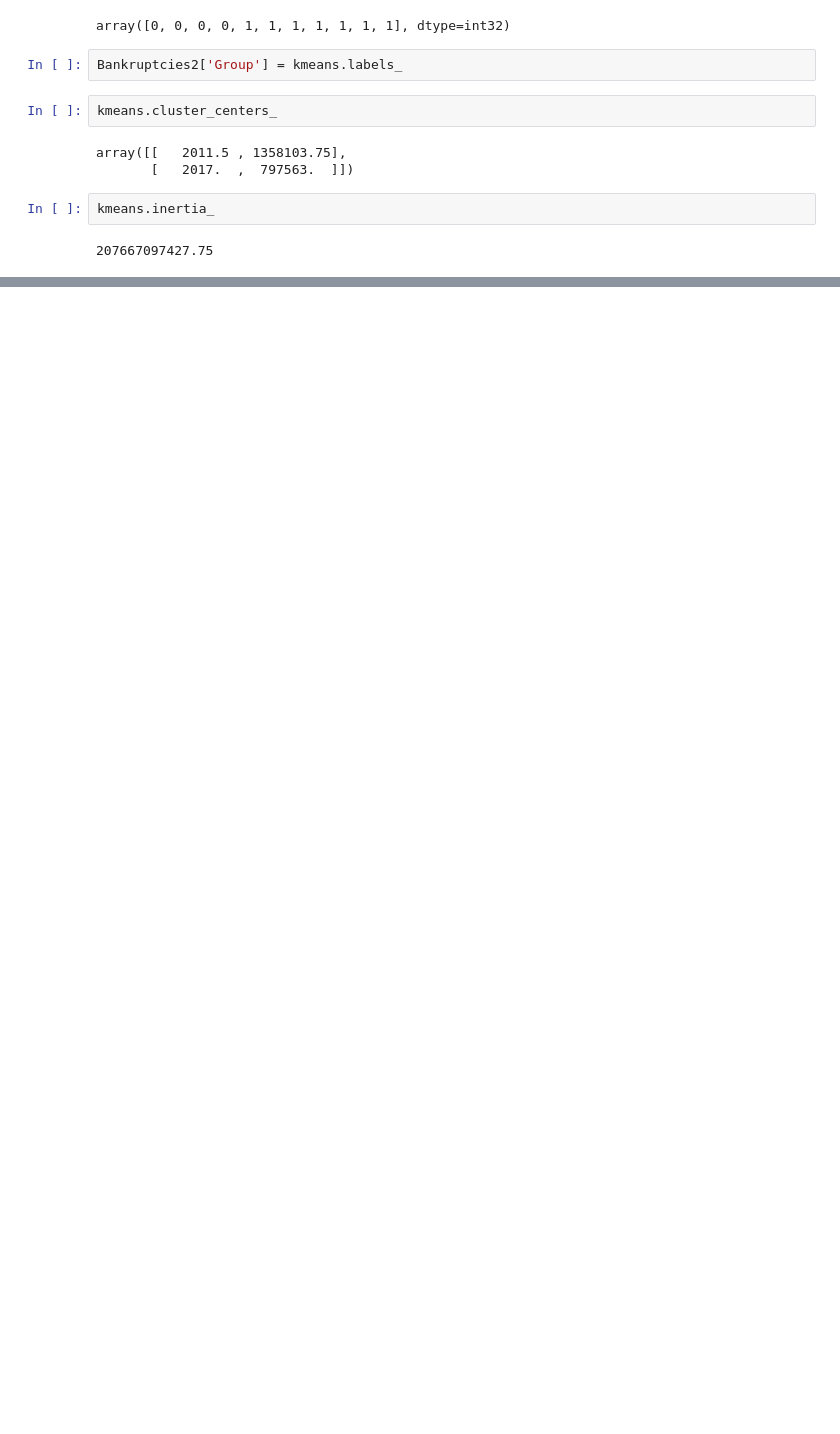
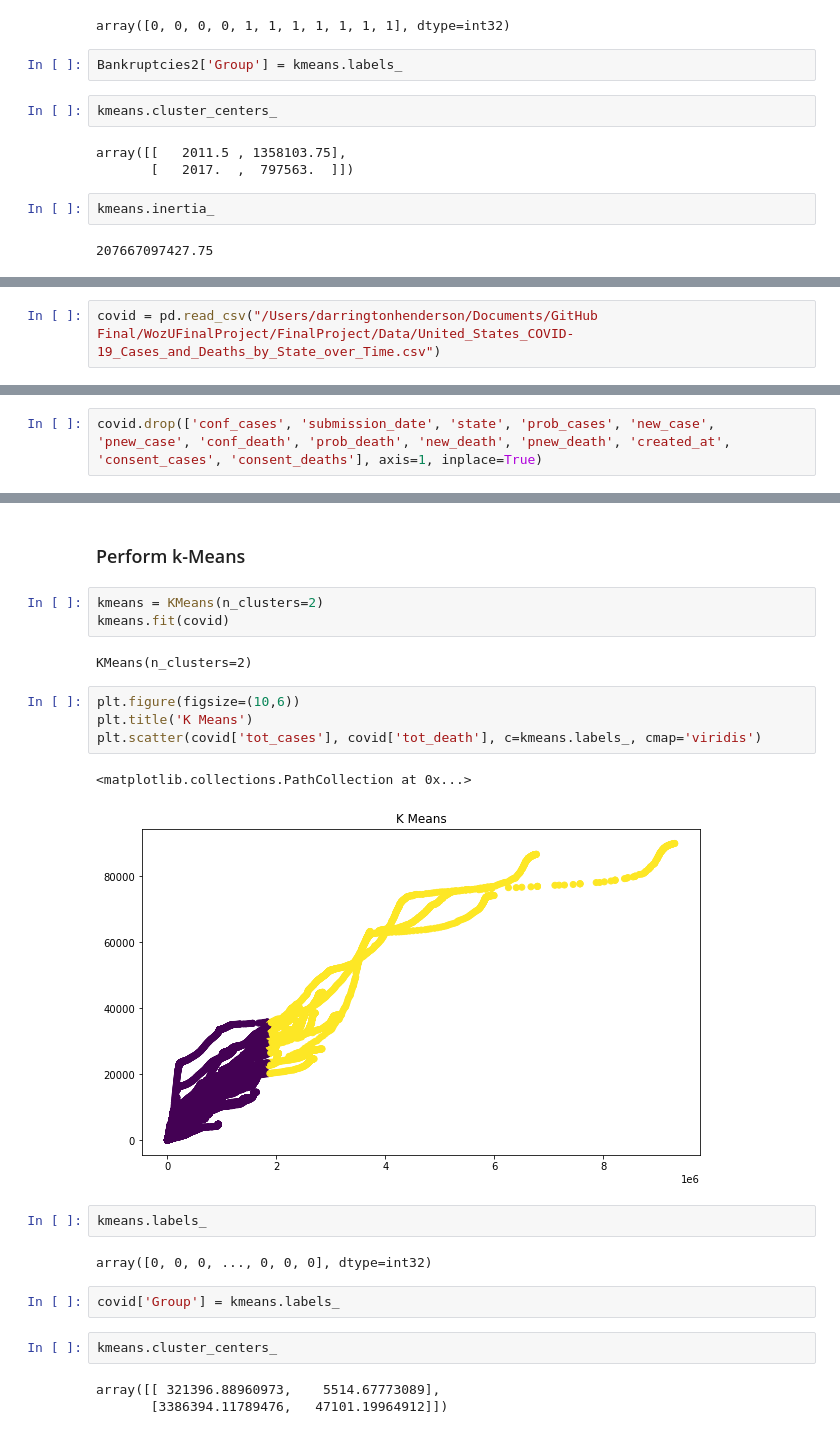
Before and after one commit to Darringtonh2/WozUFinalProject, a Jupyter notebook: Code/k-Means and K-Nearest Neighbors.ipynb, the cells around one changed output, grey strips where cells are left out. Drawn from its saved outputs; the diff is of its cells as text; blank space fills up the shorter version.

```diff
--- a/Code/k-Means and K-Nearest Neighbors.ipynb
+++ b/Code/k-Means and K-Nearest Neighbors.ipynb
@@ -502,0 +507,2 @@ kmeans.inertia_
+# %%
+covid = pd.read_csv("/Users/darringtonhenderson/Documents/GitHub Final/WozUFinalProject/FinalProject/Data/United_States_COVID-19_Cases_and_Deaths_by_State_over_Time.csv")
@@ -502,0 +529,2 @@ kmeans.inertia_
+# %%
+covid.drop(['conf_cases', 'submission_date', 'state', 'prob_cases', 'new_case', 'pnew_case', 'conf_death', 'prob_death', 'new_death', 'pnew_death', 'created_at', 'consent_cases', 'consent_deaths'], axis=1, inplace=True)
@@ -502,0 +540,25 @@ kmeans.inertia_
+# %% [markdown]
+### Perform k-Means
+# %%
+kmeans = KMeans(n_clusters=2)
+kmeans.fit(covid)
+# %% [output]
+KMeans(n_clusters=2)
+# %%
+plt.figure(figsize=(10,6))
+plt.title('K Means')
+plt.scatter(covid['tot_cases'], covid['tot_death'], c=kmeans.labels_, cmap='viridis')
+# %% [output]
+<matplotlib.collections.PathCollection at 0x...>
+[figure, added]
+# %%
+kmeans.labels_
+# %% [output]
+array([0, 0, 0, ..., 0, 0, 0], dtype=int32)
+# %%
+covid['Group'] = kmeans.labels_
+# %%
+kmeans.cluster_centers_
+# %% [output]
+array([[ 321396.88960973,    5514.67773089],
+       [3386394.11789476,   47101.19964912]])
```
Also changed, not shown: parts of 8 cells of this notebook.
